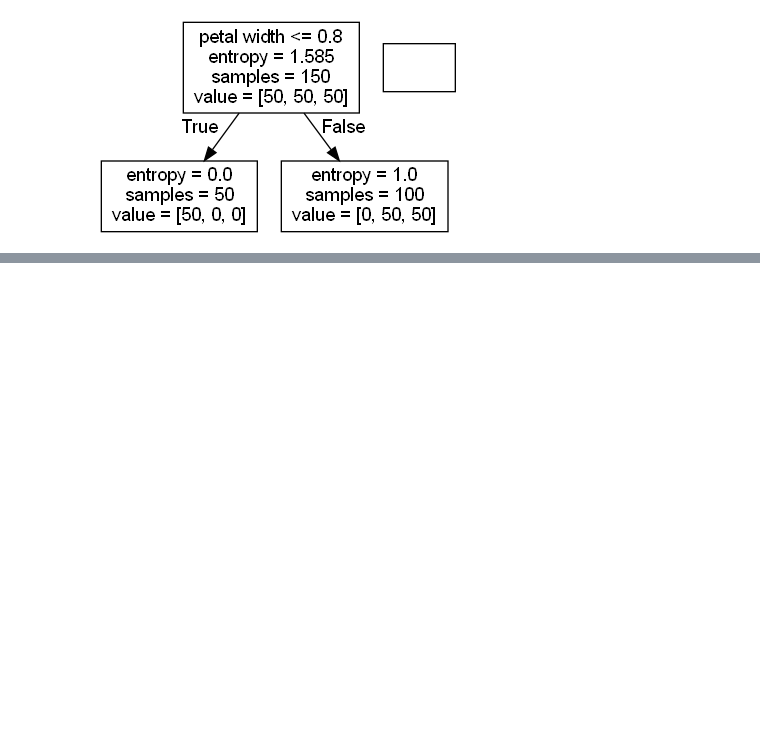
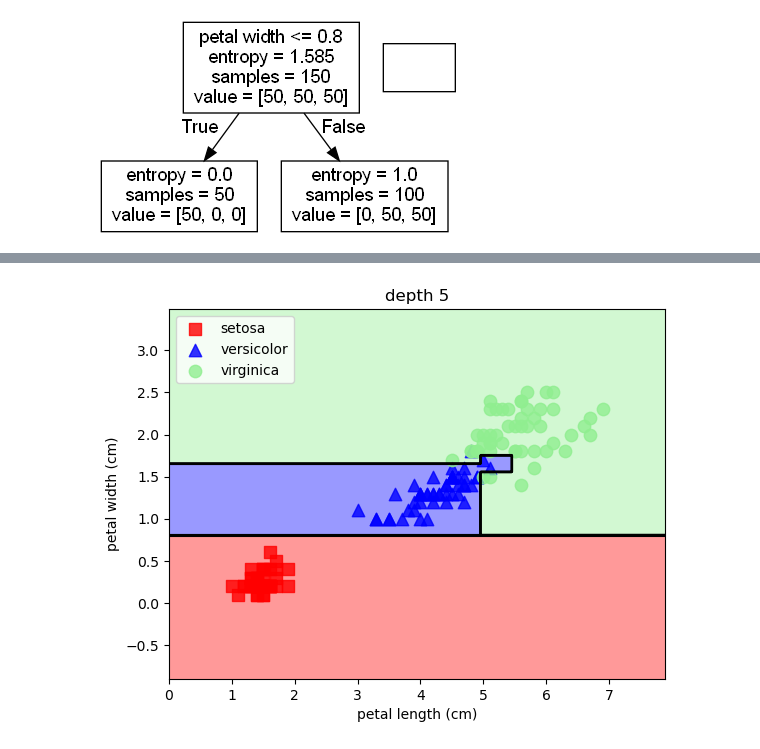
Before and after one commit to yisy0703/ai, a Jupyter notebook: source/13_MachineLearning/3장_분류분석.ipynb, the cells around one changed output, grey strips where cells are left out. Cells and saved outputs as stored; diff of their text form; code cells hidden in the pictures; blank space fills up the shorter version.

```diff
--- a/source/13_MachineLearning/3장_분류분석.ipynb
+++ b/source/13_MachineLearning/3장_분류분석.ipynb
@@ -420,0 +429,5 @@ array([[0, 0, 0, ..., 0, 0, 0],
+# %%
+plot_decision_regions(X, y, dt_model5, 'depth 5')
+plt.show()
+# %% [output]
+[figure, added]
```
Also changed, not shown: parts of 21 cells of this notebook.
